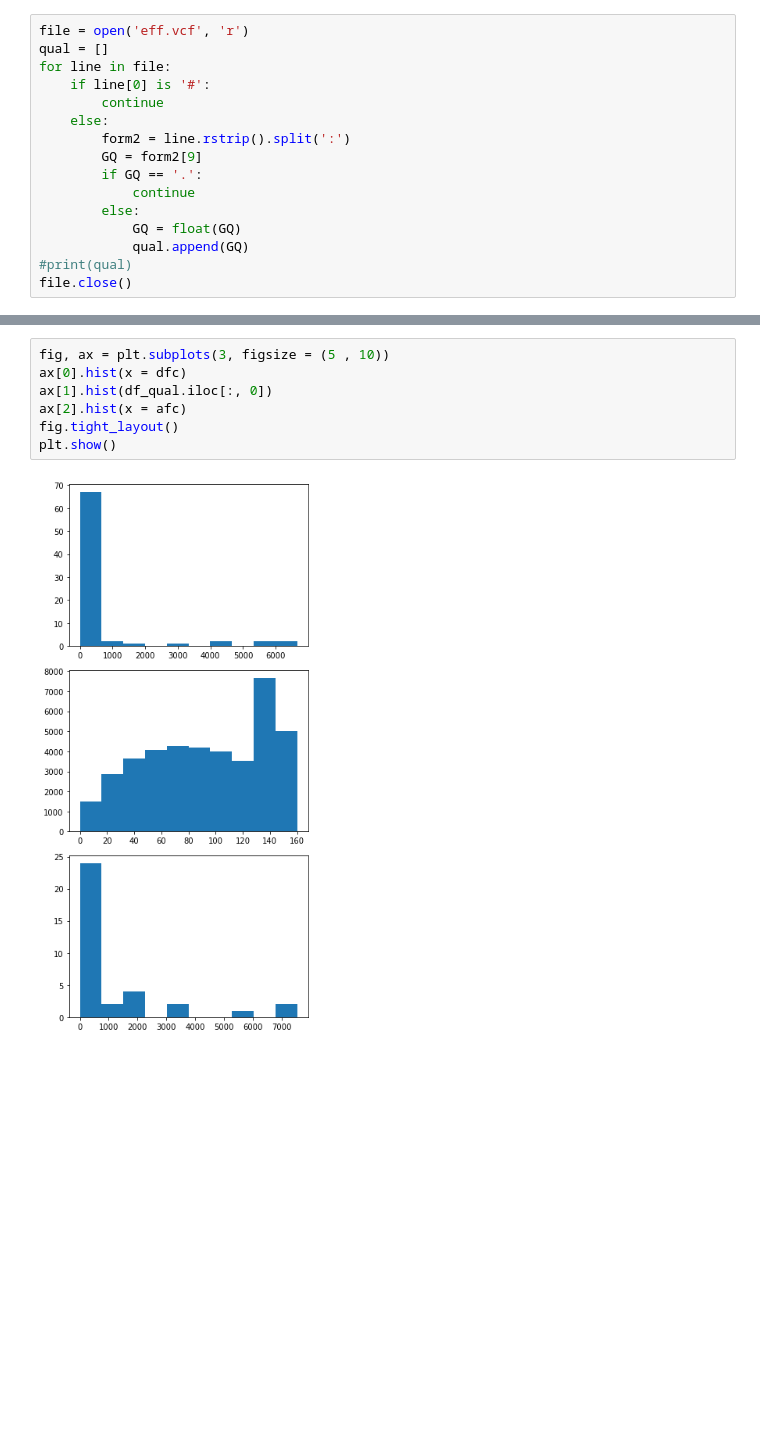
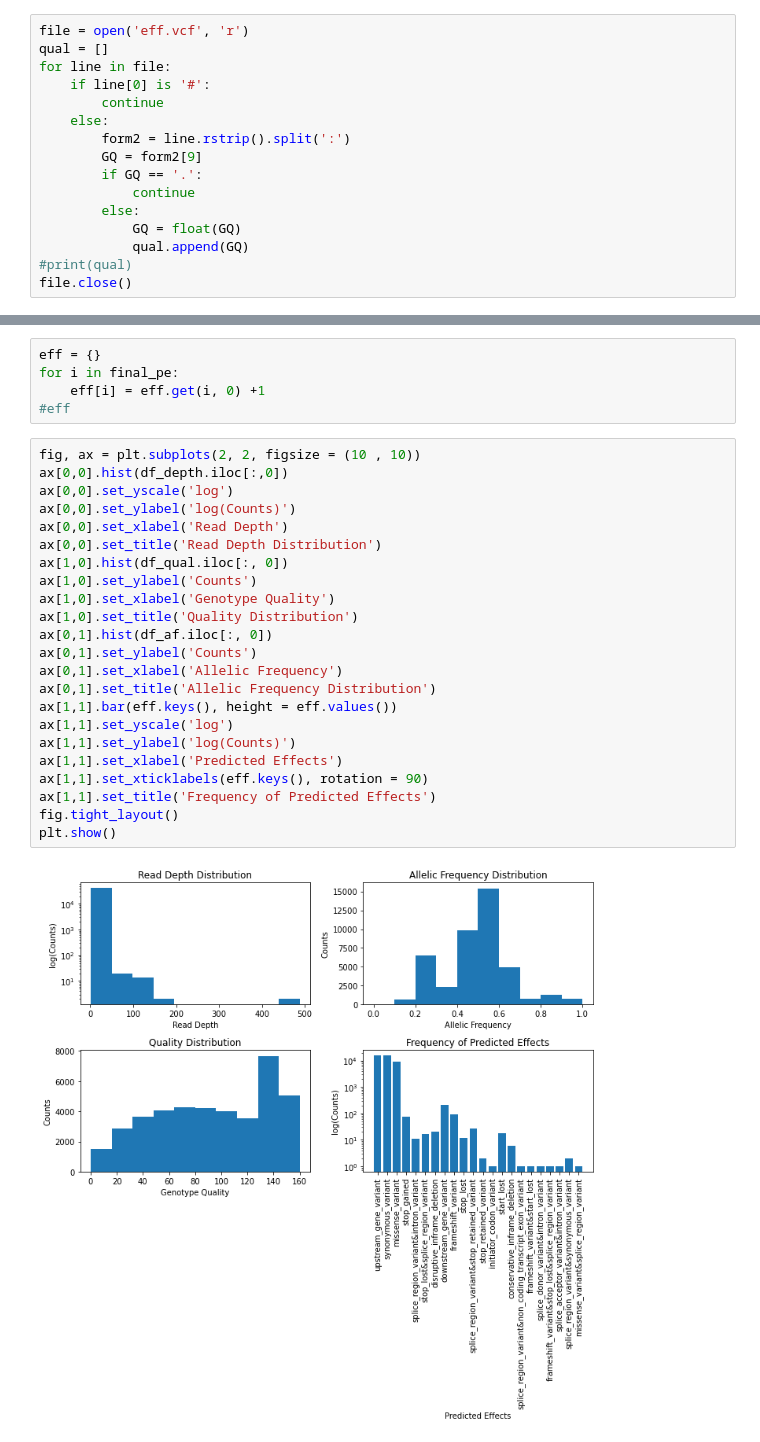
Before and after one commit to GiannaTricola/qbb2020-answers, a Jupyter notebook: Quantlab2/Lab2-plots.ipynb, the cells around one changed output, grey strips where cells are left out. Saved outputs shown, nothing was run; the diff lists cells and outputs as text; blank space fills up the shorter version.

Commit message:
Extracted predicted effects and formatted plots

```diff
--- a/Quantlab2/Lab2-plots.ipynb
+++ b/Quantlab2/Lab2-plots.ipynb
@@ -120,9 +149,30 @@ dtype: int64
-# %%
-fig, ax = plt.subplots(3, figsize = (5 , 10))
-ax[0].hist(x = dfc)
-ax[1].hist(df_qual.iloc[:, 0])
-ax[2].hist(x = afc)
-fig.tight_layout()
-plt.show()
-# %% [output]
-[figure, removed]
+# %%
+eff = {}
+for i in final_pe:
+    eff[i] = eff.get(i, 0) +1
+#eff
+# %%
+fig, ax = plt.subplots(2, 2, figsize = (10 , 10))
+ax[0,0].hist(df_depth.iloc[:,0])
+ax[0,0].set_yscale('log')
+ax[0,0].set_ylabel('log(Counts)')
+ax[0,0].set_xlabel('Read Depth')
+ax[0,0].set_title('Read Depth Distribution')
+ax[1,0].hist(df_qual.iloc[:, 0])
+ax[1,0].set_ylabel('Counts')
+ax[1,0].set_xlabel('Genotype Quality')
+ax[1,0].set_title('Quality Distribution')
+ax[0,1].hist(df_af.iloc[:, 0])
+ax[0,1].set_ylabel('Counts')
+ax[0,1].set_xlabel('Allelic Frequency')
+ax[0,1].set_title('Allelic Frequency Distribution')
+ax[1,1].bar(eff.keys(), height = eff.values())
+ax[1,1].set_yscale('log')
+ax[1,1].set_ylabel('log(Counts)')
+ax[1,1].set_xlabel('Predicted Effects')
+ax[1,1].set_xticklabels(eff.keys(), rotation = 90)
+ax[1,1].set_title('Frequency of Predicted Effects')
+fig.tight_layout()
+plt.show()
+# %% [output]
+[figure, added]
```
Also changed, not shown: parts of 7 cells of this notebook.
